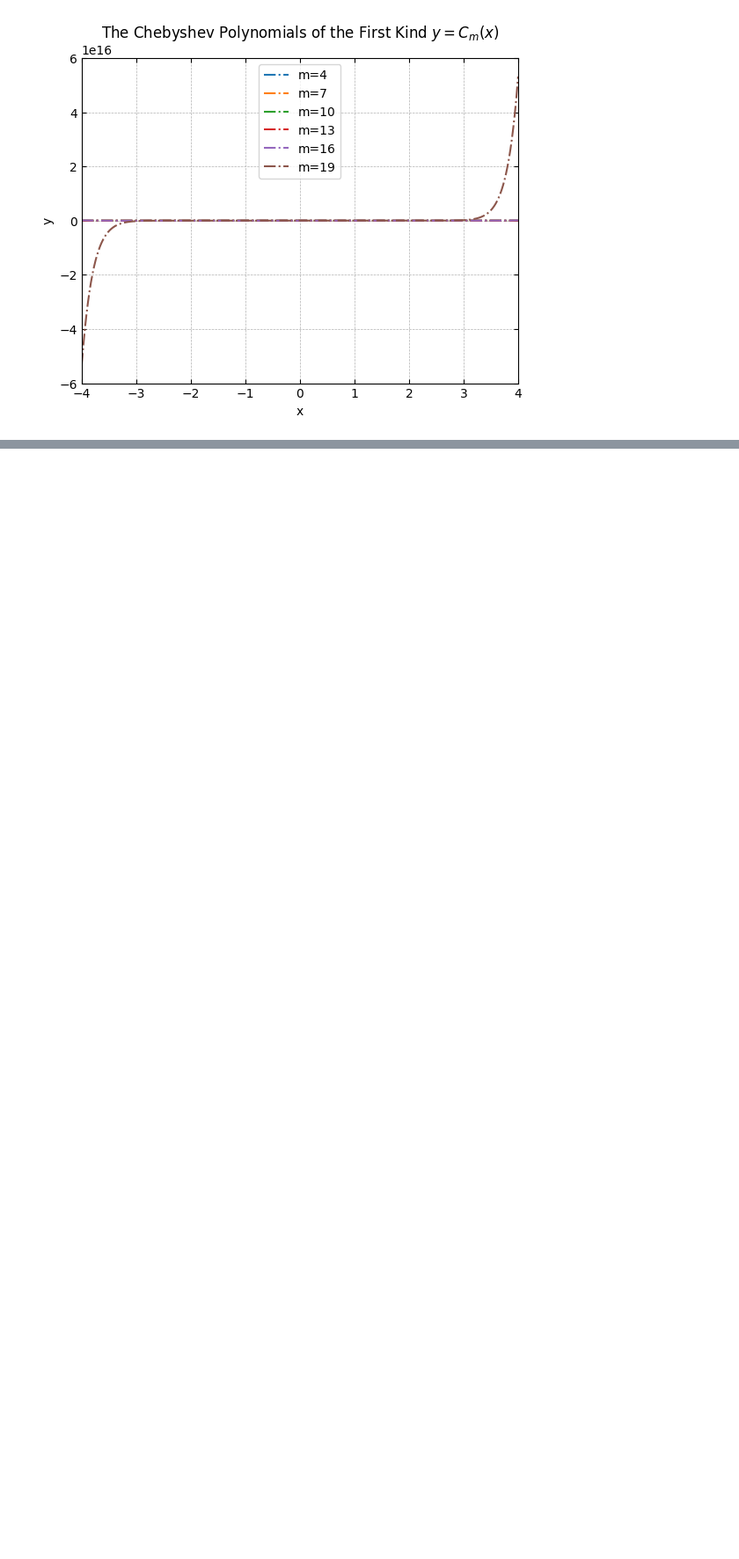
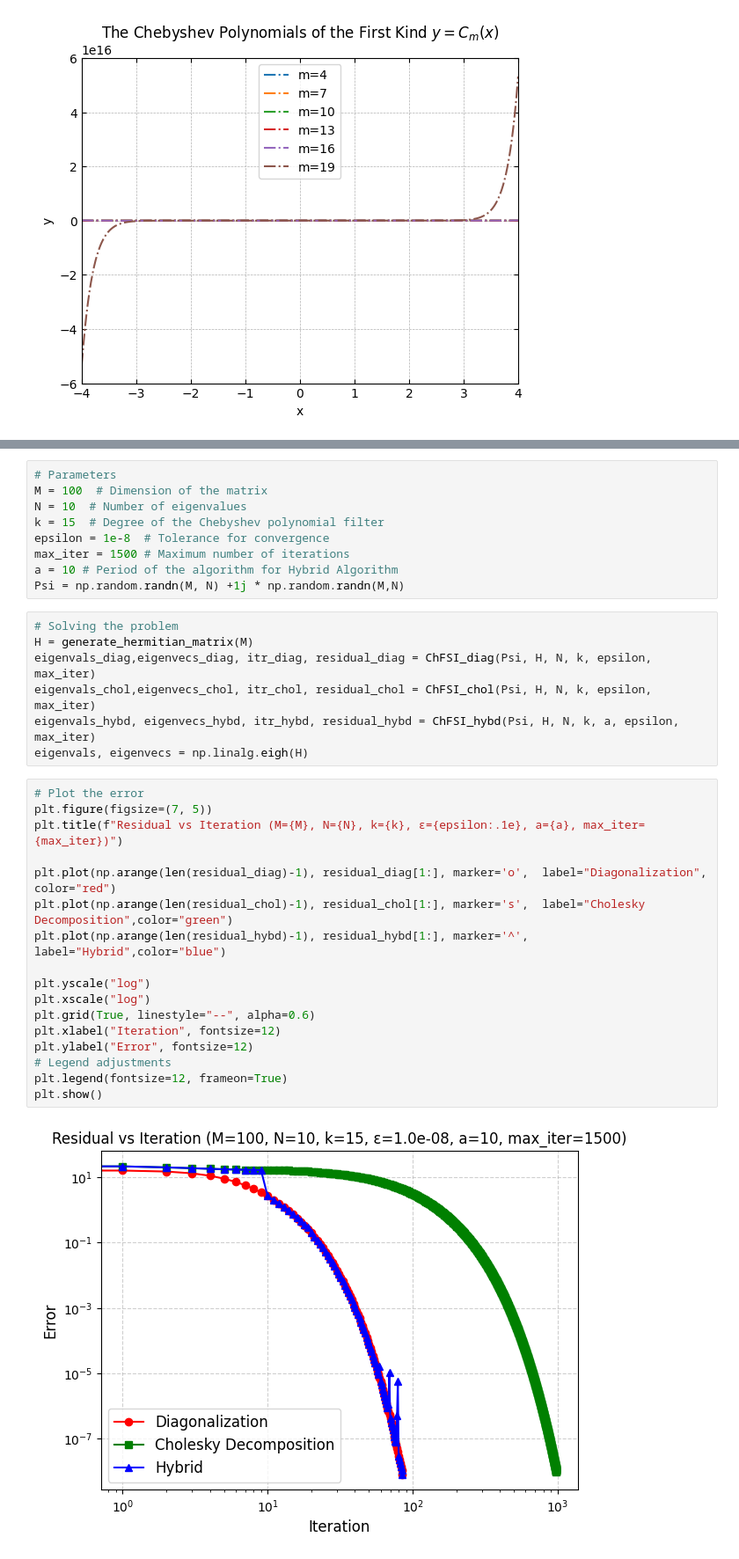
Before and after one commit to Nihar-Shah2001/Quantum_Computing_Notes, a Jupyter notebook: Notes/codes/project.ipynb, the cells around one changed output, grey strips where cells are left out. Shown at 88% size. Saved outputs shown, nothing was run; the diff lists cells and outputs as text; blank space fills up the shorter version.

Commit message:
Update: projects, chebyshev

```diff
--- a/Notes/codes/chebyshev.ipynb
+++ b/Notes/codes/project.ipynb
@@ -105,0 +332,35 @@ The condition number of B is: 3.4307095645288485e+30
+# %%
+# Parameters
+M = 100  # Dimension of the matrix
+N = 10  # Number of eigenvalues
+k = 15  # Degree of the Chebyshev polynomial filter
+epsilon = 1e-8  # Tolerance for convergence
+max_iter = 1500 # Maximum number of iterations
+a = 10 # Period of the algorithm for Hybrid Algorithm
+Psi = np.random.randn(M, N) +1j * np.random.randn(M,N)
+# %%
+# Solving the problem
+H = generate_hermitian_matrix(M)
+eigenvals_diag,eigenvecs_diag, itr_diag, residual_diag = ChFSI_diag(Psi, H, N, k, epsilon, max_iter)
+eigenvals_chol,eigenvecs_chol, itr_chol, residual_chol = ChFSI_chol(Psi, H, N, k, epsilon, max_iter)
+eigenvals_hybd, eigenvecs_hybd, itr_hybd, residual_hybd = ChFSI_hybd(Psi, H, N, k, a, epsilon, max_iter)
+eigenvals, eigenvecs = np.linalg.eigh(H)
+# %%
+# Plot the error
+plt.figure(figsize=(7, 5))
+plt.title(f"Residual vs Iteration (M={M}, N={N}, k={k}, ε={epsilon:.1e}, a={a}, max_iter={max_iter})")
+
+plt.plot(np.arange(len(residual_diag)-1), residual_diag[1:], marker='o',  label="Diagonalization", color="red")
+plt.plot(np.arange(len(residual_chol)-1), residual_chol[1:], marker='s',  label="Cholesky Decomposition",color="green")
+plt.plot(np.arange(len(residual_hybd)-1), residual_hybd[1:], marker='^',  label="Hybrid",color="blue")
+
+plt.yscale("log")
+plt.xscale("log")
+plt.grid(True, linestyle="--", alpha=0.6)
+plt.xlabel("Iteration", fontsize=12)
+plt.ylabel("Error", fontsize=12)
+# Legend adjustments
+plt.legend(fontsize=12, frameon=True)
+plt.show()
+# %% [output]
+[figure, added]
```
Also changed, not shown: parts of 15 cells of this notebook, 1 other file.
